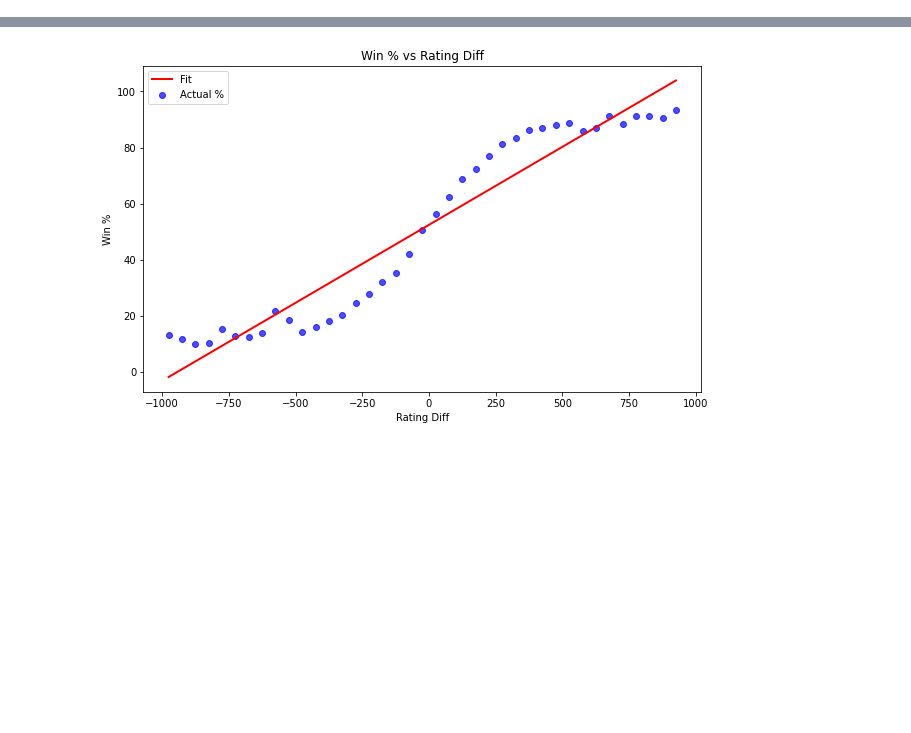
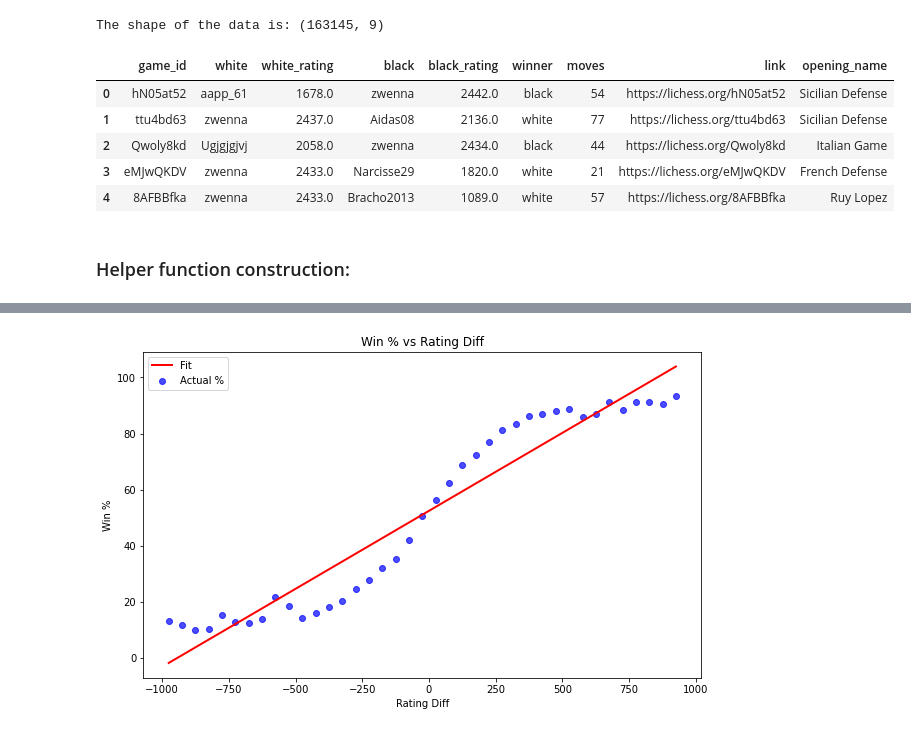
Before and after one commit to a-fielding81/ChessAnalysis, a Jupyter notebook: Phase3/phase3_andrew.ipynb, the cells around one changed output, grey strips where cells are left out. Cells and saved outputs as stored; diff of their text form; code cells hidden in the pictures; blank space fills up the shorter version.

```diff
--- a/Phase3/phase3_andrew.ipynb
+++ b/Phase3/phase3_andrew.ipynb
@@ -0,0 +31,16 @@
+# %%
+# preliminary exploration of the data:
+
+print(f"The shape of the data is: {data.shape}")
+
+data.head()
+# %% [output]
+The shape of the data is: (163145, 9)
+|  | game_id | white | white_rating | black | black_rating | winner | moves | link | opening_name |
+| 0 | hN05at52 | aapp_61 | 1678.0 | zwenna | 2442.0 | black | 54 | https://lichess.org/hN05at52 | Sicilian Defense |
+| 1 | ttu4bd63 | zwenna | 2437.0 | Aidas08 | 2136.0 | white | 77 | https://lichess.org/ttu4bd63 | Sicilian Defense |
+| 2 | Qwoly8kd | Ugjgjgjvj | 2058.0 | zwenna | 2434.0 | black | 44 | https://lichess.org/Qwoly8kd | Italian Game |
+| 3 | eMJwQKDV | zwenna | 2433.0 | Narcisse29 | 1820.0 | white | 21 | https://lichess.org/eMJwQKDV | French Defense |
+| 4 | 8AFBBfka | zwenna | 2433.0 | Bracho2013 | 1089.0 | white | 57 | https://lichess.org/8AFBBfka | Ruy Lopez |
+# %% [markdown]
+### Helper function construction: ###
```
Also changed, not shown: parts of 36 cells of this notebook, 1 other file.
